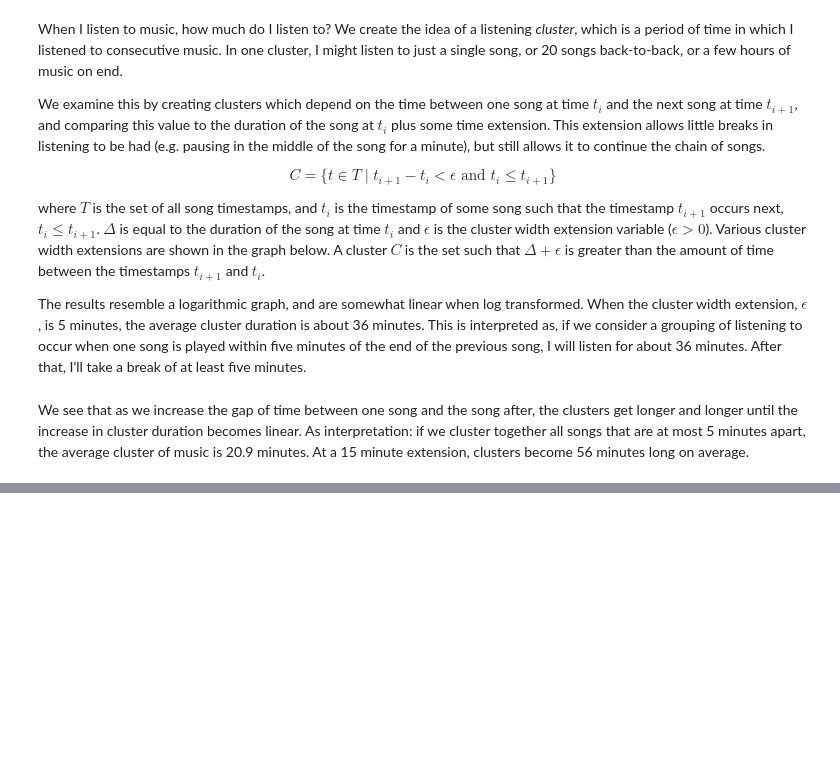
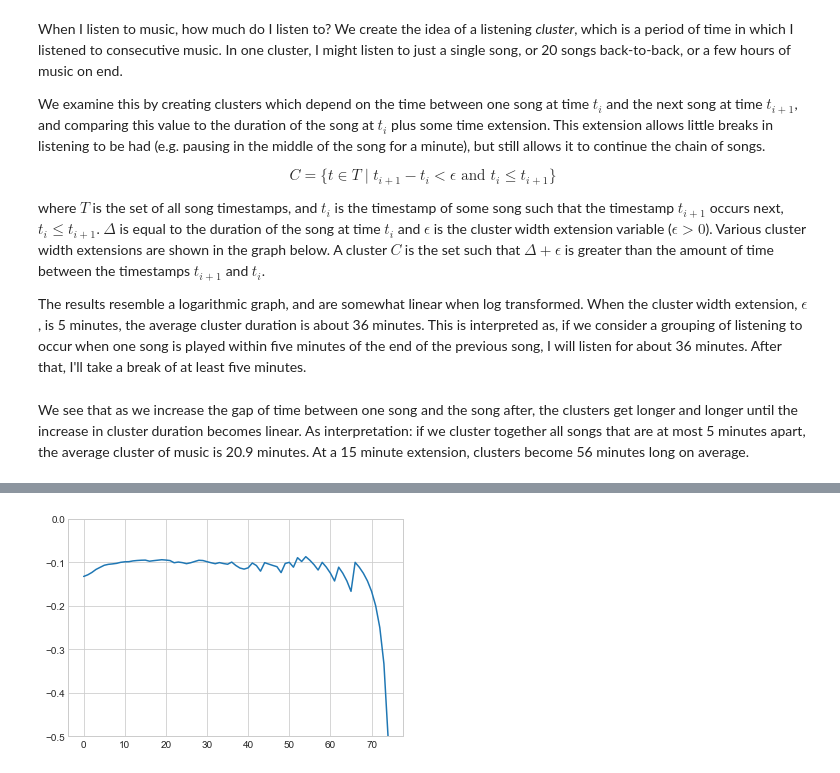
Before and after one commit to liebscher/musicanalysis, a Jupyter notebook: 4_Explore_Timing_Duration.ipynb, the cells around one changed output, grey strips where cells are left out. Saved outputs shown, nothing was run; the diff lists cells and outputs as text; code cells hidden in the pictures; blank space fills up the shorter version.

```diff
--- a/4_Explore_Timing_Duration.ipynb
+++ b/4_Explore_Timing_Duration.ipynb
@@ -298,0 +325,5 @@ plt.bar(c.index, c.values);
+# %%
+plt.plot(range(len(rng[rng > 0])-1), (rng[rng > 0][1:] - rng[rng > 0][:-1]) / rng[rng > 0][:-1])
+plt.ylim([-0.5, 0]);
+# %% [output]
+[figure, added]
```
Also changed, not shown: parts of 18 cells of this notebook.
